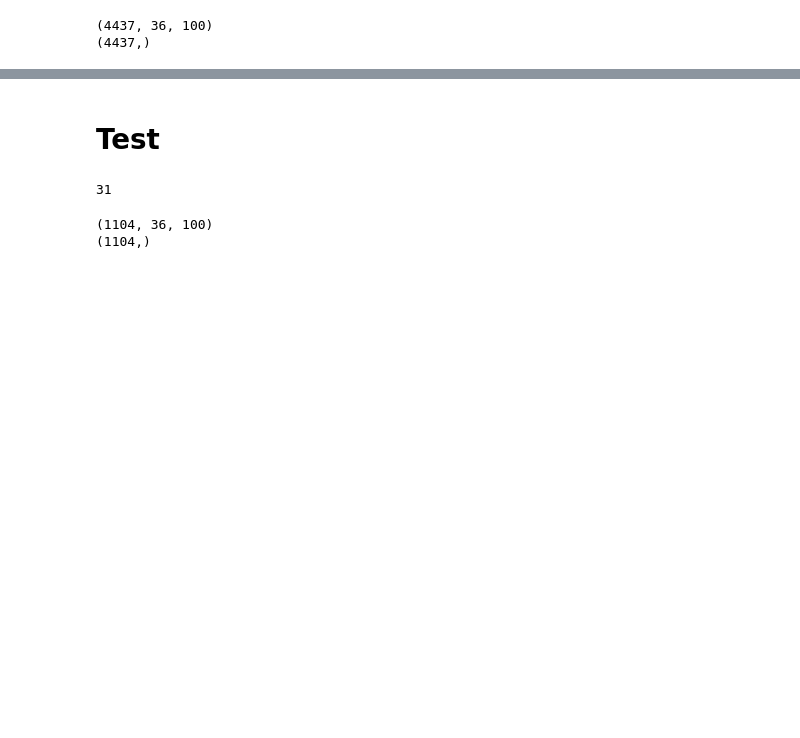
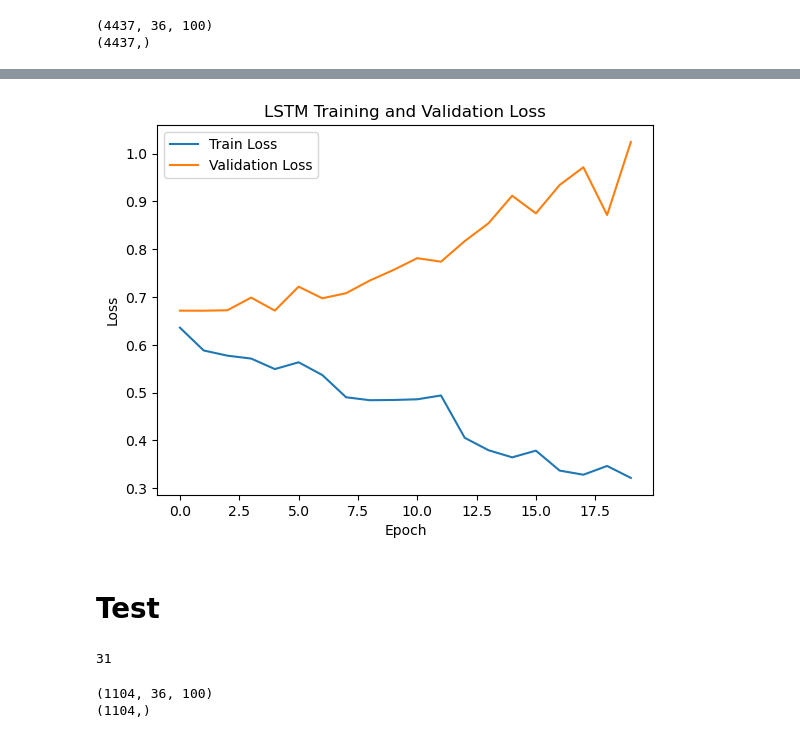
Before and after one commit to HiepDoTrong/NLP_final_term, a Jupyter notebook: main.ipynb, the cells around one changed output, grey strips where cells are left out. Drawn from its saved outputs; the diff is of its cells as text; code cells hidden in the pictures; blank space fills up the shorter version.

```diff
--- a/main.ipynb
+++ b/main.ipynb
@@ -349,0 +378,2 @@ F1 Score: 0.3147208121827411
+# %%
+lstm, losses_train_lstm, losses_valid_lstm, accuracies_lstm = train(lstm, optimizer_lstm, X_input, y_input)
@@ -360,3 +408,13 @@ plt.show()
+# %%
+plt.plot(losses_train_lstm, label='Train Loss')
+plt.plot(losses_valid_lstm, label='Validation Loss')
+plt.xlabel('Epoch')
+plt.ylabel('Loss')
+plt.title('LSTM Training and Validation Loss')
+plt.legend()
+plt.show()
+# %% [output]
+[figure, added]
 # %% [markdown]
 # Test
 # %%
```
Also changed, not shown: parts of 13 cells of this notebook, 2 other files.
